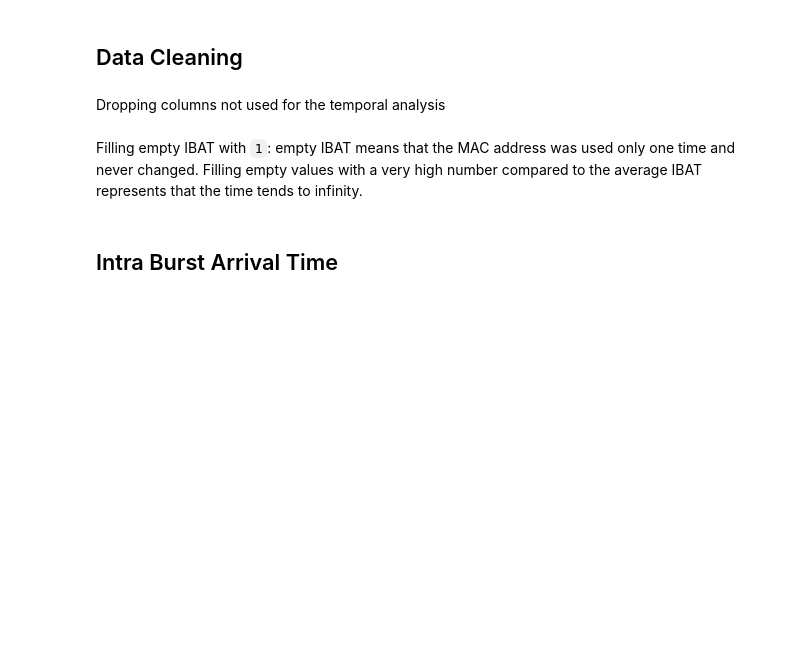
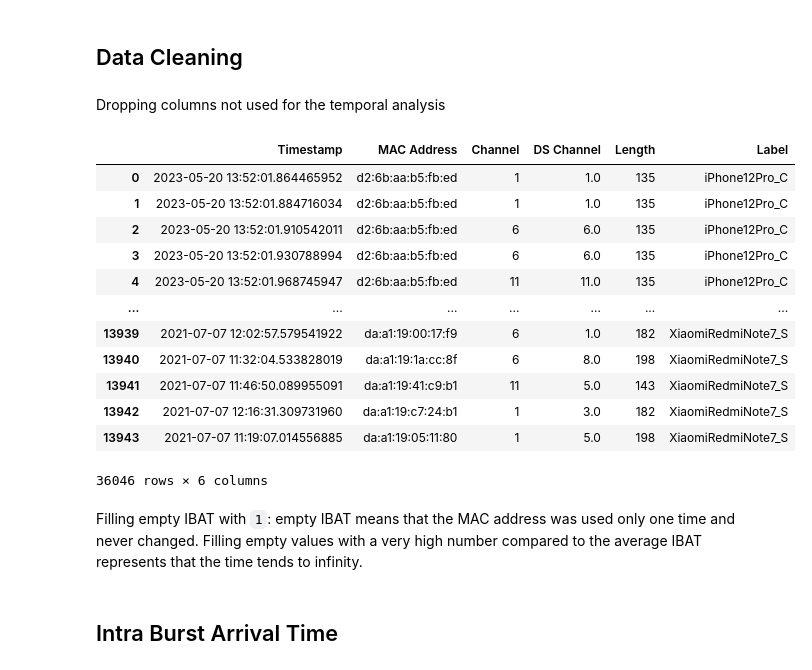
Before and after one commit to GiovanniBaccichet/CompactProbes, a Jupyter notebook: notebooks/data_exploration_cleaning/data_exploration_temporal.ipynb, the cells around one changed output. Drawn from its saved outputs; the diff is of its cells as text; code cells hidden in the pictures; blank space fills up the shorter version.

```diff
--- a/notebooks/data_exploration_cleaning/data_exploration_temporal.ipynb
+++ b/notebooks/data_exploration_cleaning/data_exploration_temporal.ipynb
@@ -113,6 +113,22 @@ combined_df.drop(
     ],
     inplace=True,
 )
+# %%
+combined_df
+# %% [output]
+|  | Timestamp | MAC Address | Channel | DS Channel | Length | Label |
+| 0 | 2023-05-20 13:52:01.864465952 | d2:6b:aa:b5:fb:ed | 1 | 1.0 | 135 | iPhone12Pro_C |
+| 1 | 2023-05-20 13:52:01.884716034 | d2:6b:aa:b5:fb:ed | 1 | 1.0 | 135 | iPhone12Pro_C |
+| 2 | 2023-05-20 13:52:01.910542011 | d2:6b:aa:b5:fb:ed | 6 | 6.0 | 135 | iPhone12Pro_C |
+| 3 | 2023-05-20 13:52:01.930788994 | d2:6b:aa:b5:fb:ed | 6 | 6.0 | 135 | iPhone12Pro_C |
+| 4 | 2023-05-20 13:52:01.968745947 | d2:6b:aa:b5:fb:ed | 11 | 11.0 | 135 | iPhone12Pro_C |
+| ... | ... | ... | ... | ... | ... | ... |
+| 13939 | 2021-07-07 12:02:57.579541922 | da:a1:19:00:17:f9 | 6 | 1.0 | 182 | XiaomiRedmiNote7_S |
+| 13940 | 2021-07-07 11:32:04.533828019 | da:a1:19:1a:cc:8f | 6 | 8.0 | 198 | XiaomiRedmiNote7_S |
+| 13941 | 2021-07-07 11:46:50.089955091 | da:a1:19:41:c9:b1 | 11 | 5.0 | 143 | XiaomiRedmiNote7_S |
+| 13942 | 2021-07-07 12:16:31.309731960 | da:a1:19:c7:24:b1 | 1 | 3.0 | 182 | XiaomiRedmiNote7_S |
+| 13943 | 2021-07-07 11:19:07.014556885 | da:a1:19:05:11:80 | 1 | 5.0 | 198 | XiaomiRedmiNote7_S |
+36046 rows × 6 columns
 # %%
 # Sort the dataframe by MAC Address and Timestamp
 combined_df.sort_values(by=["MAC Address", "Timestamp"], inplace=True)
```
Also changed, not shown: parts of 4 cells of this notebook.
